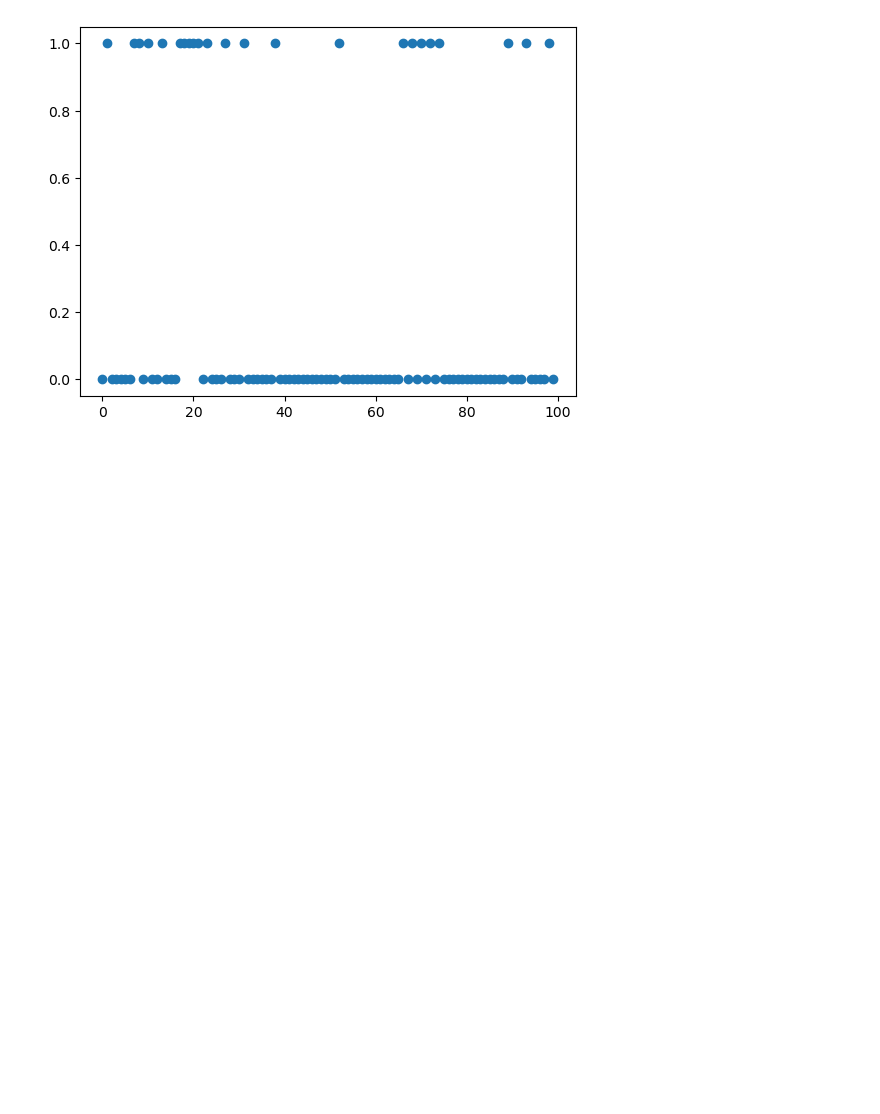
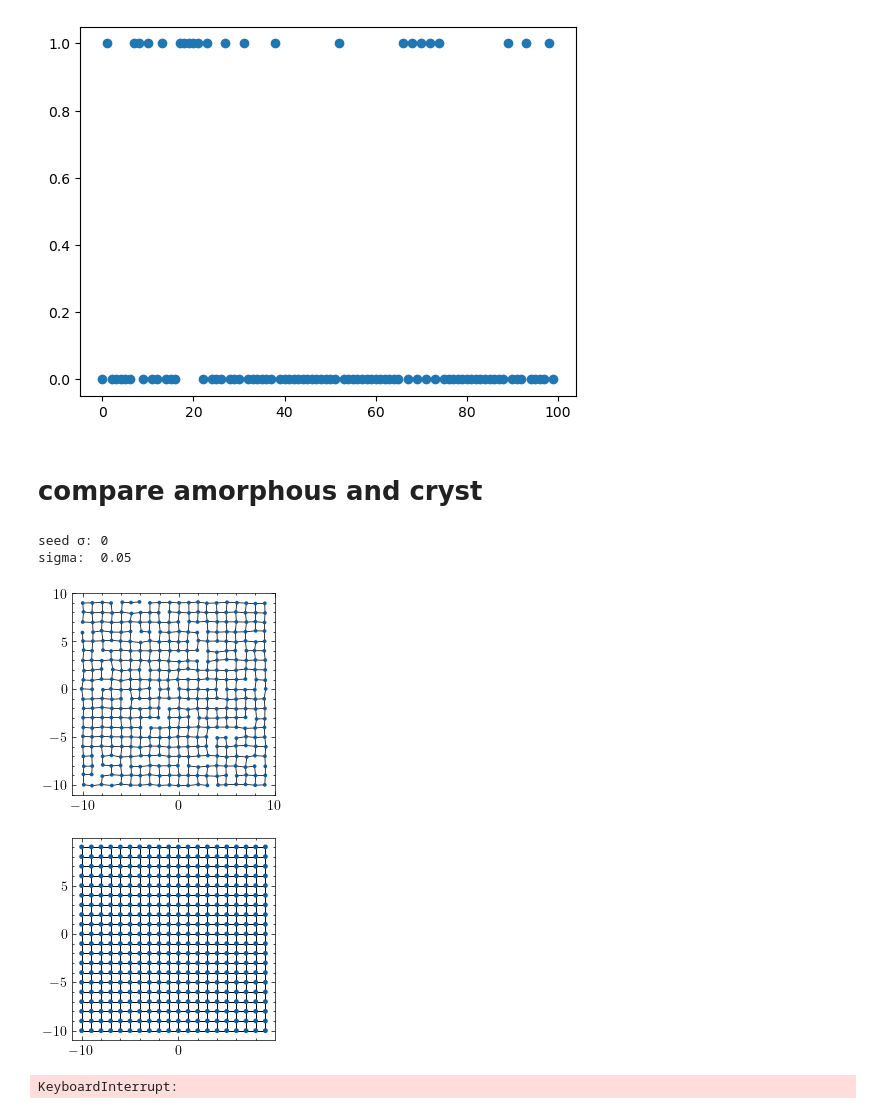
Before and after one commit to lauragoms/TAI-localizer, a Jupyter notebook: codes/clean.ipynb, the cells around one changed output. Drawn from its saved outputs; the diff is of its cells as text; code cells hidden in the pictures; blank space fills up the shorter version.

Commit message:
:sparkles:  amorph BHZ implemented

```diff
--- a/codes/clean.ipynb
+++ b/codes/clean.ipynb
@@ -456,3 +458,30 @@ plt.scatter(range(100),lista)
 # %% [output]
 <matplotlib.collections.PathCollection at 0x...>
 [figure]
+# %% [markdown]
+# compare amorphous and cryst
+# %%
+
+reload(am)
+reload(bhz)
+p = bhz.params
+p['Lx'] = 10
+p['Ly'] = 10
+p['A'] = 1
+p['B'] = 1
+p['Delta'] = 0.5
+
+
+sys_cryst,_ = bhz.system_2D_BHZ(Lx=10,Ly=10,p=p,finalize=True)
+p = am.params
+p['Lx'] = 10
+p['Ly'] = 10
+p['A'] = 1
+p['B'] = 1
+p['Delta'] =0.5
+p['dis_amorph'] = 0.05
+
+sys_am = am.amorph_BHZ(Lx=10,Ly=10,p=p,finalize=True)
+# %% [output]
+seed σ: 0
+sigma:  0.05
@@ -458,0 +491,21 @@ plt.scatter(range(100),lista)
+# %%
+kwant.plot(sys_am);
+kwant.plot(sys_cryst);
+# %% [output]
+[figure, added]
+[figure, added]
+# %%
+e_cryst, _ = la.eigh(ham_cryst)
+e_am, _ = la.eigh(ham_am)
+
+fig, ax = plt.subplots(figsize=(8, 5))
+ax.scatter(range(len(e_cryst)), np.sort(e_cryst), label='Crystalline', alpha=0.7, s=30)
+ax.scatter(range(len(e_am)), np.sort(e_am), label='Amorphous', alpha=0.7, s=30)
+ax.set_xlabel('Index', fontsize=12)
+ax.set_ylabel('Energy', fontsize=12)
+ax.set_title('Energy Spectrum Comparison', fontsize=14)
+ax.legend()
+plt.tight_layout()
+plt.show()
+# %% [output]
+KeyboardInterrupt:
```
Also changed, not shown: parts of 4 cells of this notebook, 4 other files.
